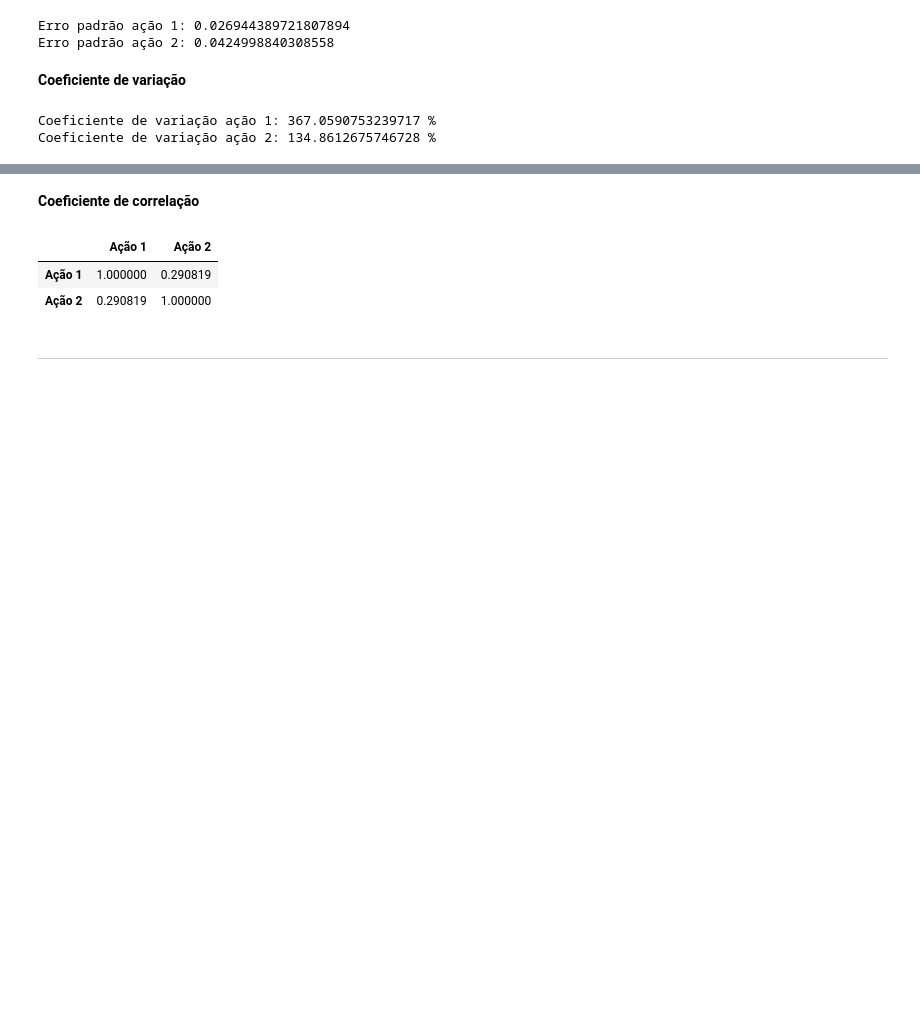
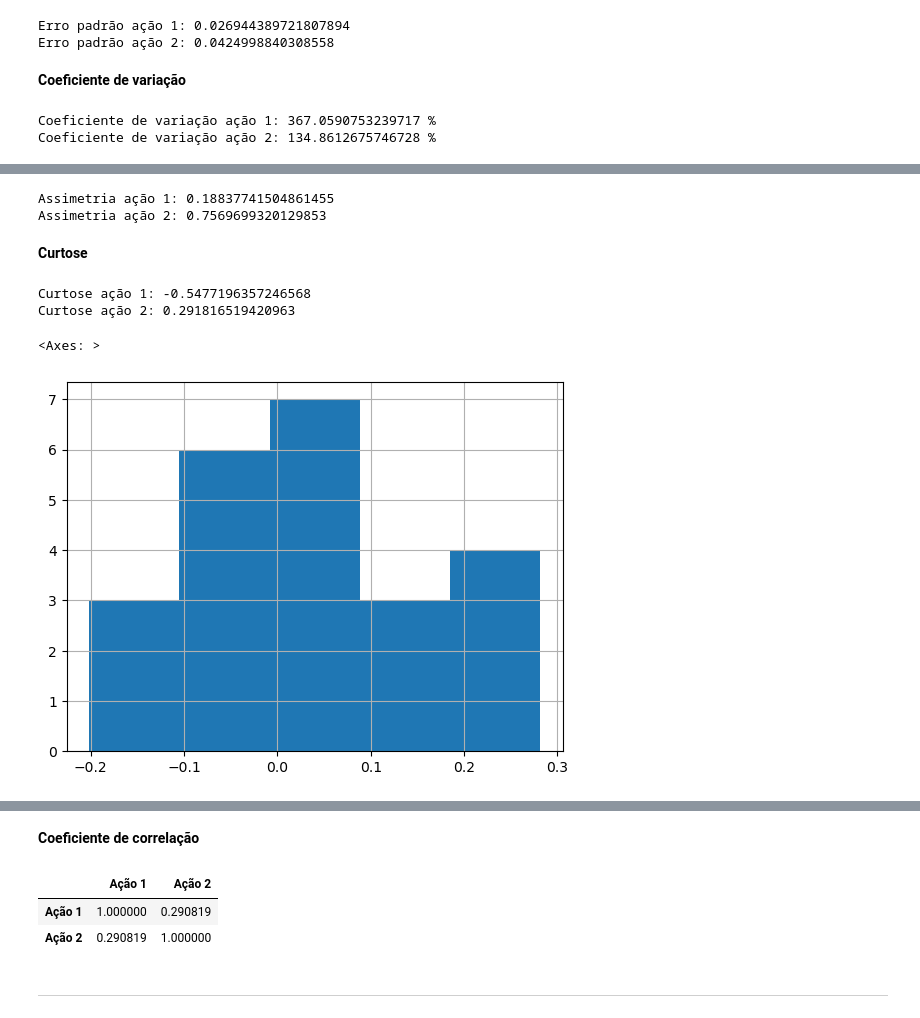
Before and after one commit to brunatoloti/mba-dsa-usp, a Jupyter notebook: modulo_introdutorio/fundamentos_de_estatistica/fundamentos_de_estatistica.ipynb, the cells around one changed output, grey strips where cells are left out. Drawn from its saved outputs; the diff is of its cells as text; code cells hidden in the pictures; blank space fills up the shorter version.

```diff
--- a/modulo_introdutorio/fundamentos_de_estatistica/fundamentos_de_estatistica.ipynb
+++ b/modulo_introdutorio/fundamentos_de_estatistica/fundamentos_de_estatistica.ipynb
@@ -361,0 +367,8 @@ Coeficiente de variação ação 2: 134.8612675746728 %
+# %%
+print(f"Assimetria ação 1: {assimetria_acao1}")
+print(f"Assimetria ação 2: {assimetria_acao2}")
+# %% [output]
+Assimetria ação 1: 0.18837741504861455
+Assimetria ação 2: 0.7569699320129853
+# %% [markdown]
+**Curtose**
@@ -361,0 +378,11 @@ Coeficiente de variação ação 2: 134.8612675746728 %
+# %%
+print(f"Curtose ação 1: {curtose_acao1}")
+print(f"Curtose ação 2: {curtose_acao2}")
+# %% [output]
+Curtose ação 1: -0.5477196357246568
+Curtose ação 2: 0.291816519420963
+# %%
+df['Ação 1'].hist(bins=5)
+# %% [output]
+<Axes: >
+[figure, added]
```
Also changed, not shown: parts of 143 cells of this notebook.
